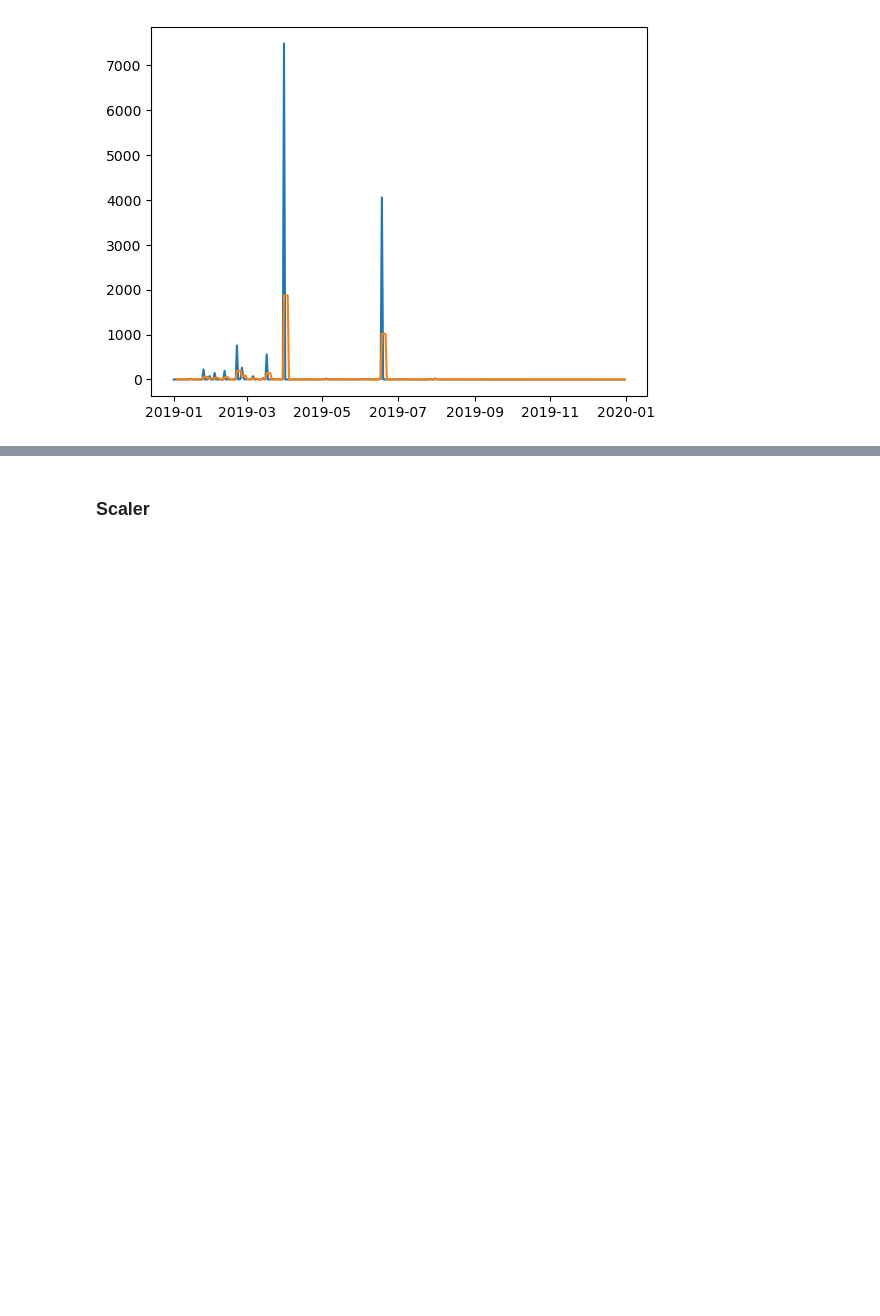
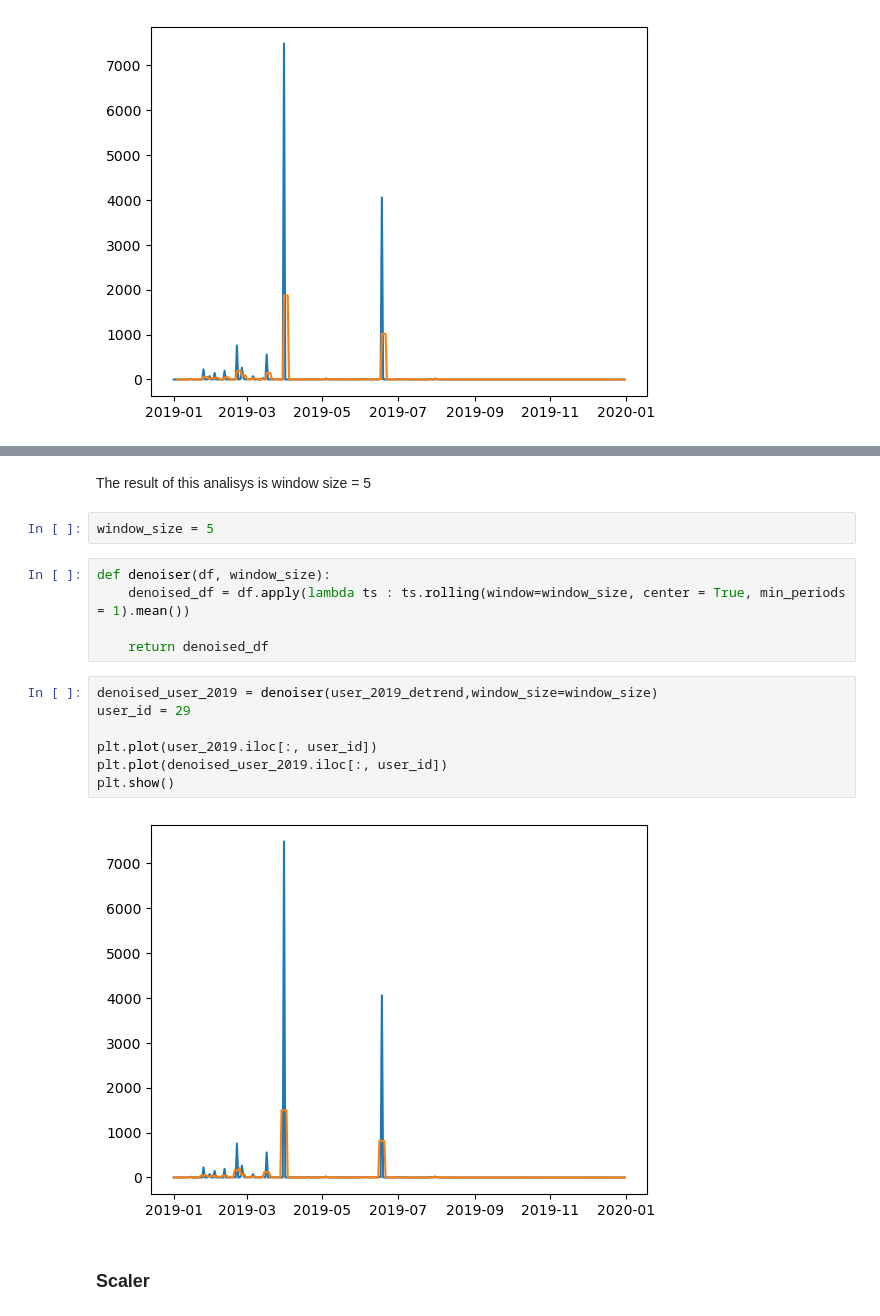
Before and after one commit to alessandrocubic/Unipi-Data-Mining-project-AY-22-23, a Jupyter notebook: TASK 4/Time_Series.ipynb, the cells around one changed output, grey strips where cells are left out. Cells and saved outputs as stored; diff of their text form; blank space fills up the shorter version.

```diff
--- a/TASK 4/Time_Series.ipynb
+++ b/TASK 4/Time_Series.ipynb
@@ -195,3 +216,21 @@ plt.show()
+# %% [markdown]
+The result of this analisys is window size = 5
+# %%
+window_size = 5
+# %%
+def denoiser(df, window_size):
+    denoised_df = df.apply(lambda ts : ts.rolling(window=window_size, center = True, min_periods = 1).mean())
+
+    return denoised_df
+# %%
+denoised_user_2019 = denoiser(user_2019_detrend,window_size=window_size)
+user_id = 29
+
+plt.plot(user_2019.iloc[:, user_id])
+plt.plot(denoised_user_2019.iloc[:, user_id])
+plt.show()
+# %% [output]
+[figure, added]
 # %% [markdown]
 ### Scaler
 # %% [markdown]
```
Also changed, not shown: parts of 3 cells of this notebook.
